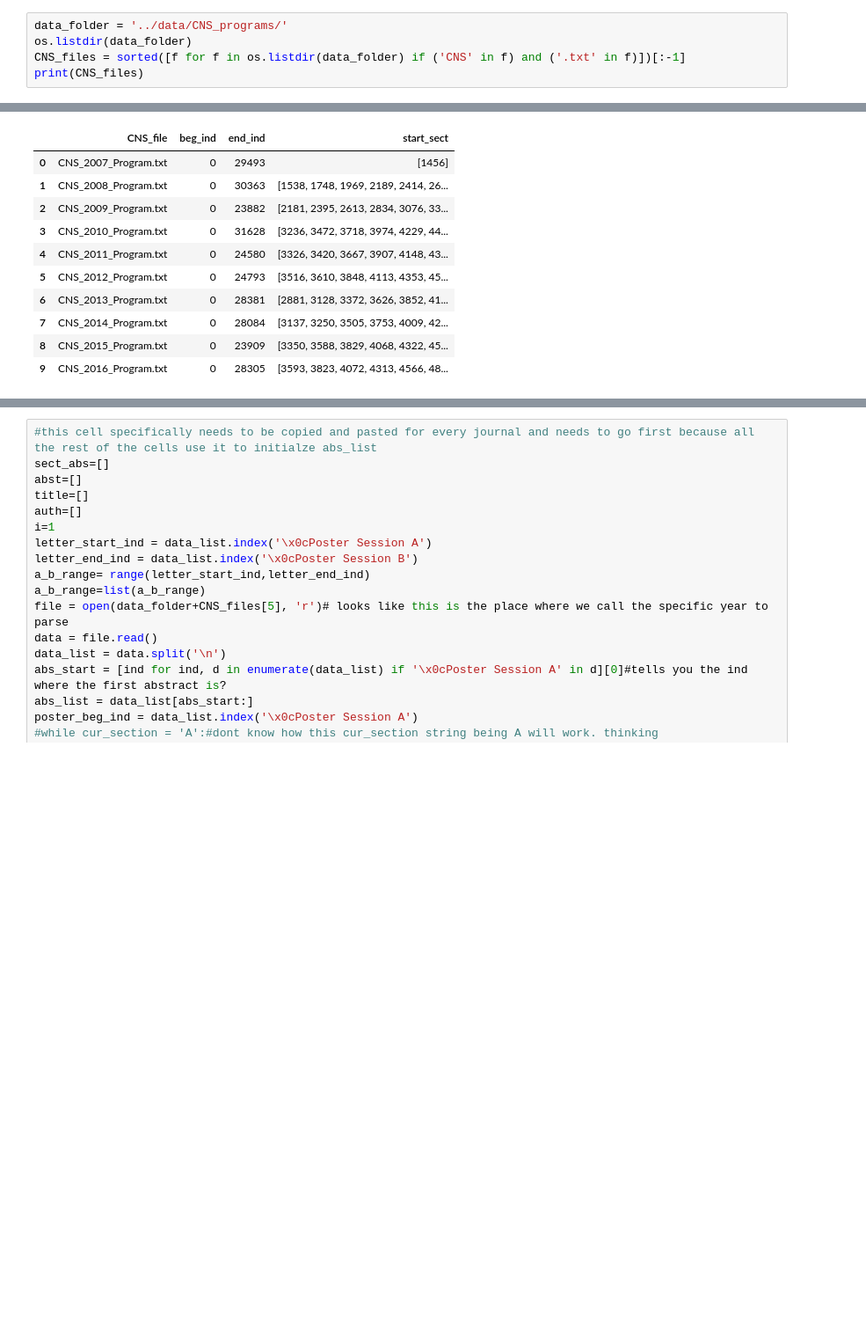
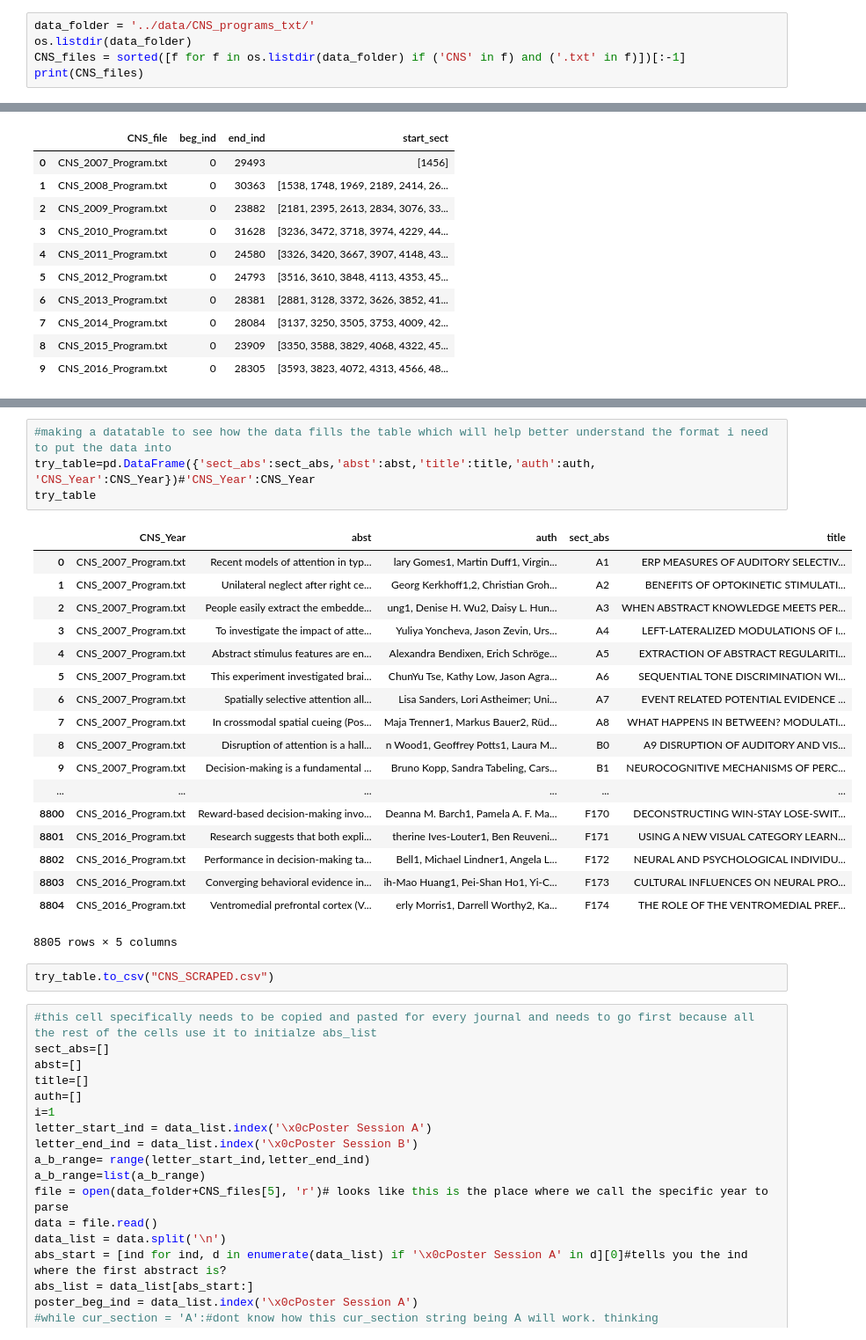
Before and after one commit to voytekresearch/IdentityCrisis, a Jupyter notebook: scrape/scrape_abstracts_DC-Cleanup-applying multi year.ipynb, the cells around one changed output, grey strips where cells are left out. Shown: that part at 88% size. Cells and saved outputs as stored; diff of their text form; blank space fills up the shorter version.

Commit message:
scraped the bulk of the data from 2007 - 2016

```diff
--- a/scrape/scrape_abstracts_DC-Cleanup-applying multi year.ipynb
+++ b/scrape/scrape_abstracts_DC-Cleanup-applying multi year.ipynb
@@ -78,7 +78,7 @@ for year in home_urls:
 # %% [markdown]
 ### gather CNS abstracts from text to csv
 # %%
-data_folder = '../data/CNS_programs/'
+data_folder = '../data/CNS_programs_txt/'
 os.listdir(data_folder)
 CNS_files = sorted([f for f in os.listdir(data_folder) if ('CNS' in f) and ('.txt' in f)])[:-1]
 print(CNS_files)
@@ -137,3 +527,28 @@ cns_frame
+# %%
+#making a datatable to see how the data fills the table which will help better understand the format i need to put the data into
+try_table=pd.DataFrame({'sect_abs':sect_abs,'abst':abst,'title':title,'auth':auth, 'CNS_Year':CNS_Year})#'CNS_Year':CNS_Year
+try_table
+# %% [output]
+|  | CNS_Year | abst | auth | sect_abs | title |
+| 0 | CNS_2007_Program.txt | Recent models of attention in typ... | lary Gomes1, Martin Duff1, Virgin... | A1 | ERP MEASURES OF AUDITORY SELECTIV... |
+| 1 | CNS_2007_Program.txt | Unilateral neglect after right ce... | Georg Kerkhoff1,2, Christian Groh... | A2 | BENEFITS OF OPTOKINETIC STIMULATI... |
+| 2 | CNS_2007_Program.txt | People easily extract the embedde... | ung1, Denise H. Wu2, Daisy L. Hun... | A3 | WHEN ABSTRACT KNOWLEDGE MEETS PER... |
+| 3 | CNS_2007_Program.txt | To investigate the impact of atte... | Yuliya Yoncheva, Jason Zevin, Urs... | A4 | LEFT-LATERALIZED MODULATIONS OF I... |
+| 4 | CNS_2007_Program.txt | Abstract stimulus features are en... | Alexandra Bendixen, Erich Schröge... | A5 | EXTRACTION OF ABSTRACT REGULARITI... |
+| 5 | CNS_2007_Program.txt | This experiment investigated brai... | ChunYu Tse, Kathy Low, Jason Agra... | A6 | SEQUENTIAL TONE DISCRIMINATION WI... |
+| 6 | CNS_2007_Program.txt | Spatially selective attention all... | Lisa Sanders, Lori Astheimer; Uni... | A7 | EVENT RELATED POTENTIAL EVIDENCE ... |
+| 7 | CNS_2007_Program.txt | In crossmodal spatial cueing (Pos... | Maja Trenner1, Markus Bauer2, Rüd... | A8 | WHAT HAPPENS IN BETWEEN? MODULATI... |
+| 8 | CNS_2007_Program.txt | Disruption of attention is a hall... | n Wood1, Geoffrey Potts1, Laura M... | B0 | A9 DISRUPTION OF AUDITORY AND VIS... |
+| 9 | CNS_2007_Program.txt | Decision-making is a fundamental ... | Bruno Kopp, Sandra Tabeling, Cars... | B1 | NEUROCOGNITIVE MECHANISMS OF PERC... |
+| ... | ... | ... | ... | ... | ... |
+| 8800 | CNS_2016_Program.txt | Reward-based decision-making invo... | Deanna M. Barch1, Pamela A. F. Ma... | F170 | DECONSTRUCTING WIN-STAY LOSE-SWIT... |
+| 8801 | CNS_2016_Program.txt | Research suggests that both expli... | therine Ives-Louter1, Ben Reuveni... | F171 | USING A NEW VISUAL CATEGORY LEARN... |
+| 8802 | CNS_2016_Program.txt | Performance in decision-making ta... | Bell1, Michael Lindner1, Angela L... | F172 | NEURAL AND PSYCHOLOGICAL INDIVIDU... |
+| 8803 | CNS_2016_Program.txt | Converging behavioral evidence in... | ih-Mao Huang1, Pei-Shan Ho1, Yi-C... | F173 | CULTURAL INFLUENCES ON NEURAL PRO... |
+| 8804 | CNS_2016_Program.txt | Ventromedial prefrontal cortex (V... | erly Morris1, Darrell Worthy2, Ka... | F174 | THE ROLE OF THE VENTROMEDIAL PREF... |
+8805 rows × 5 columns
+# %%
+try_table.to_csv("CNS_SCRAPED.csv")
 # %%
 #this cell specifically needs to be copied and pasted for every journal and needs to go first because all the rest of the cells use it to initialze abs_list
 sect_abs=[]
```
Also changed, not shown: parts of 9 cells of this notebook, 34 other files.
